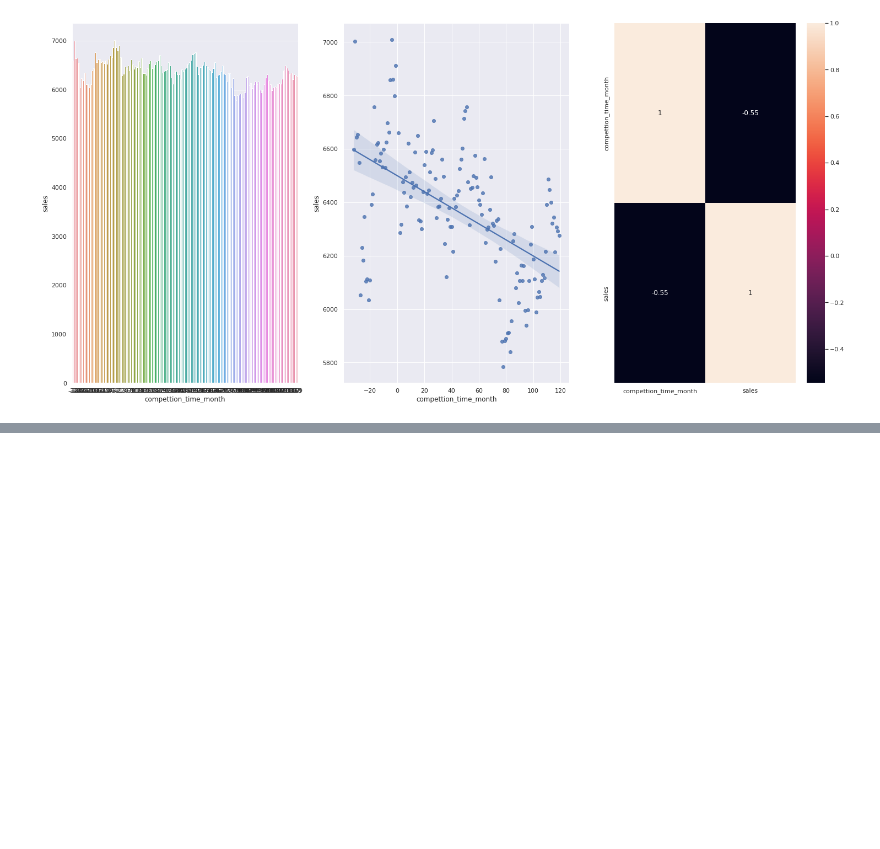
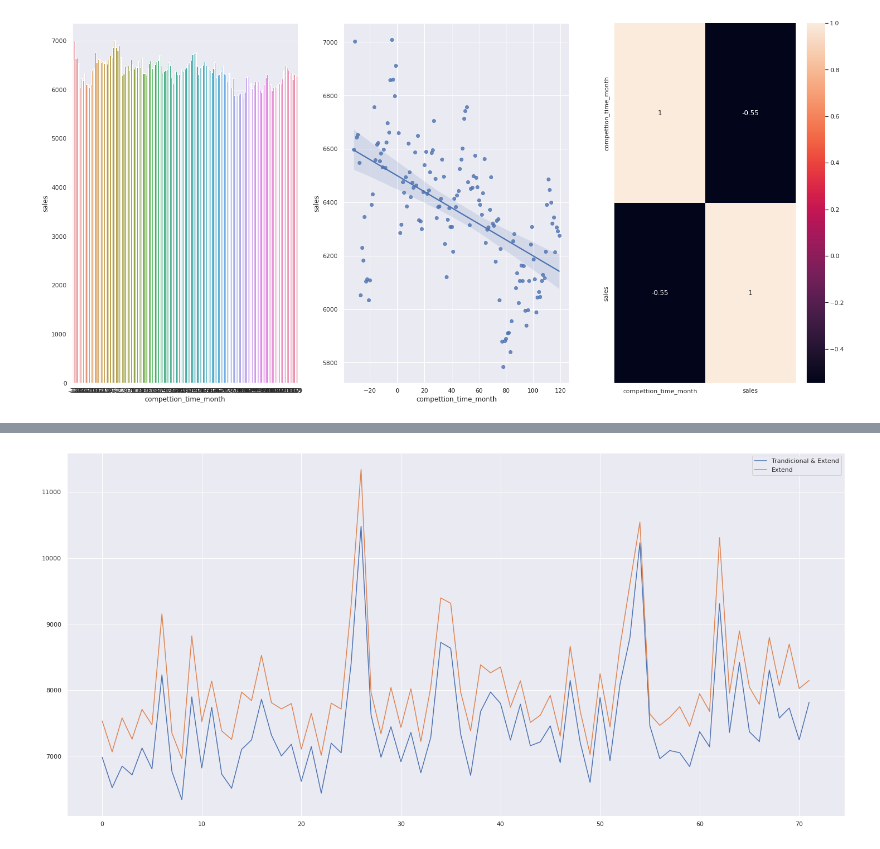
Before and after one commit to guiaraujofreitas/Rossmann-Store-Sales, a Jupyter notebook: m04_Store_Sales_prediction.ipynb, the cells around one changed output, grey strips where cells are left out. Drawn from its saved outputs; the diff is of its cells as text; code cells hidden in the pictures; blank space fills up the shorter version.

```diff
--- a/m04_Store_Sales_prediction.ipynb
+++ b/m04_Store_Sales_prediction.ipynb
@@ -688,0 +680,14 @@ aux3.head()
+# %%
+#select the store with regular promo and promo extend.
+aux1 = df4.loc[ (df4['promo']==1) & (df4['promo2']==1)][['sales','year_week']].groupby('year_week').median().reset_index()
+plot1 = aux1.plot();
+plot1
+
+aux2 = df4.loc[ (df4['promo']==1) & (df4['promo2']==0)][['sales','year_week']].groupby('year_week').median().reset_index()
+plot2 = aux2.plot(ax = plot1);
+
+plot2;
+
+plot1.legend(labels= ['Trandicional & Extend', 'Extend'] );
+# %% [output]
+[figure, added]
```
Also changed, not shown: parts of 15 cells of this notebook.
